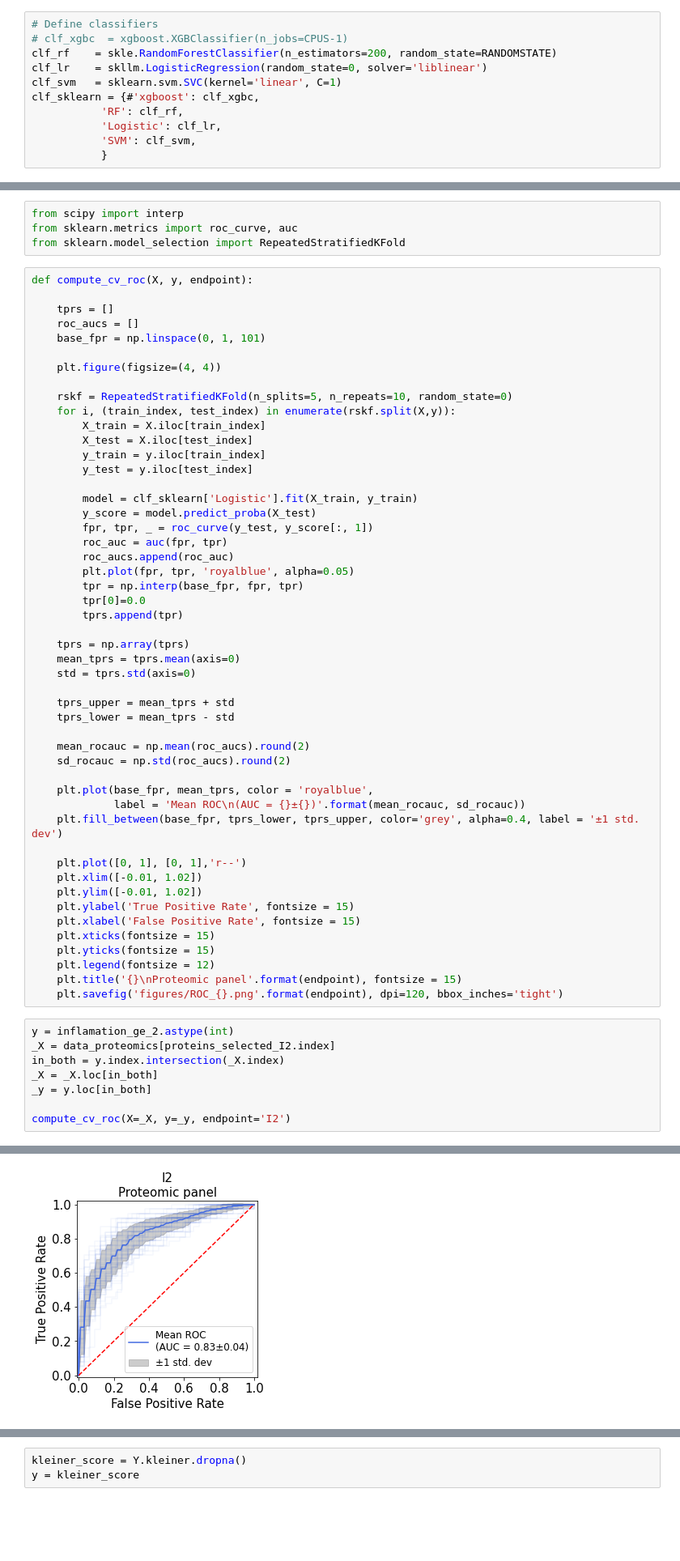
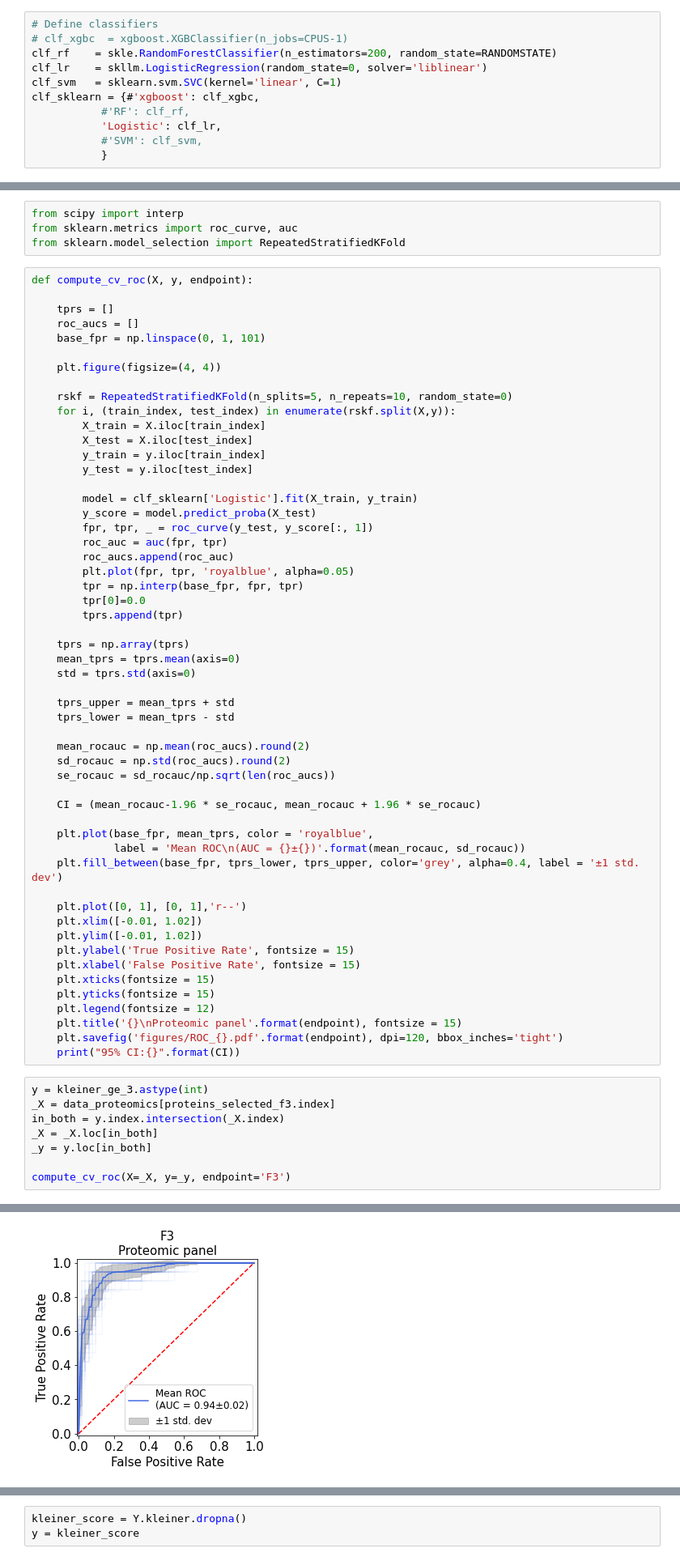
Before and after one commit to llniu/ALD-study, a Jupyter notebook: ald_analysis_hw.ipynb, the cells around one changed output, grey strips where cells are left out. Shown at 81% size. Drawn from its saved outputs; the diff is of its cells as text; blank space fills up the shorter version.

```diff
--- a/ald_analysis_hw.ipynb
+++ b/ald_analysis_hw.ipynb
@@ -726,9 +726,9 @@ clf_rf    = skle.RandomForestClassifier(n_estimators=200, random_state=RANDOMSTA
 clf_lr    = skllm.LogisticRegression(random_state=0, solver='liblinear')
 clf_svm   = sklearn.svm.SVC(kernel='linear', C=1)
 clf_sklearn = {#'xgboost': clf_xgbc,
-           'RF': clf_rf,
+           #'RF': clf_rf,
            'Logistic': clf_lr,
-           'SVM': clf_svm,
+           #'SVM': clf_svm,
            }
 # %% [markdown]
 [Refitting](https://scikit-learn.org/stable/tutorial/basic/tutorial.html#refitting-and-updating-parameters) the same estimator by invocing it `fit`-method overwrites the previously learned weights.
@@ -1603,6 +1612,9 @@ def compute_cv_roc(X, y, endpoint):
 
     mean_rocauc = np.mean(roc_aucs).round(2)
     sd_rocauc = np.std(roc_aucs).round(2)
+    se_rocauc = sd_rocauc/np.sqrt(len(roc_aucs))
+
+    CI = (mean_rocauc-1.96 * se_rocauc, mean_rocauc + 1.96 * se_rocauc)
 
     plt.plot(base_fpr, mean_tprs, color = 'royalblue',
              label = 'Mean ROC\n(AUC = {}±{})'.format(mean_rocauc, sd_rocauc))
@@ -1617,13 +1629,14 @@ def compute_cv_roc(X, y, endpoint):
     plt.yticks(fontsize = 15)
     plt.legend(fontsize = 12)
     plt.title('{}\nProteomic panel'.format(endpoint), fontsize = 15)
-    plt.savefig('figures/ROC_{}.png'.format(endpoint), dpi=120, bbox_inches='tight')
+    plt.savefig('figures/ROC_{}.pdf'.format(endpoint), dpi=120, bbox_inches='tight')
+    print("95% CI:{}".format(CI))
 # %%
-y = inflamation_ge_2.astype(int)
-_X = data_proteomics[proteins_selected_I2.index]
+y = kleiner_ge_3.astype(int)
+_X = data_proteomics[proteins_selected_f3.index]
 in_both = y.index.intersection(_X.index)
 _X = _X.loc[in_both]
 _y = y.loc[in_both]
 
-compute_cv_roc(X=_X, y=_y, endpoint='I2')
+compute_cv_roc(X=_X, y=_y, endpoint='F3')
 # %% [output]
@@ -1630,4 +1644,4 @@ compute_cv_roc(X=_X, y=_y, endpoint='I2')
-[figure, old version]
+[figure, new version]
 # %% [markdown]
 ## Multiclass, Multivariate Models
 - predict single classes for each endpoint in a joint model.
```
Also changed, not shown: parts of 24 cells of this notebook.
